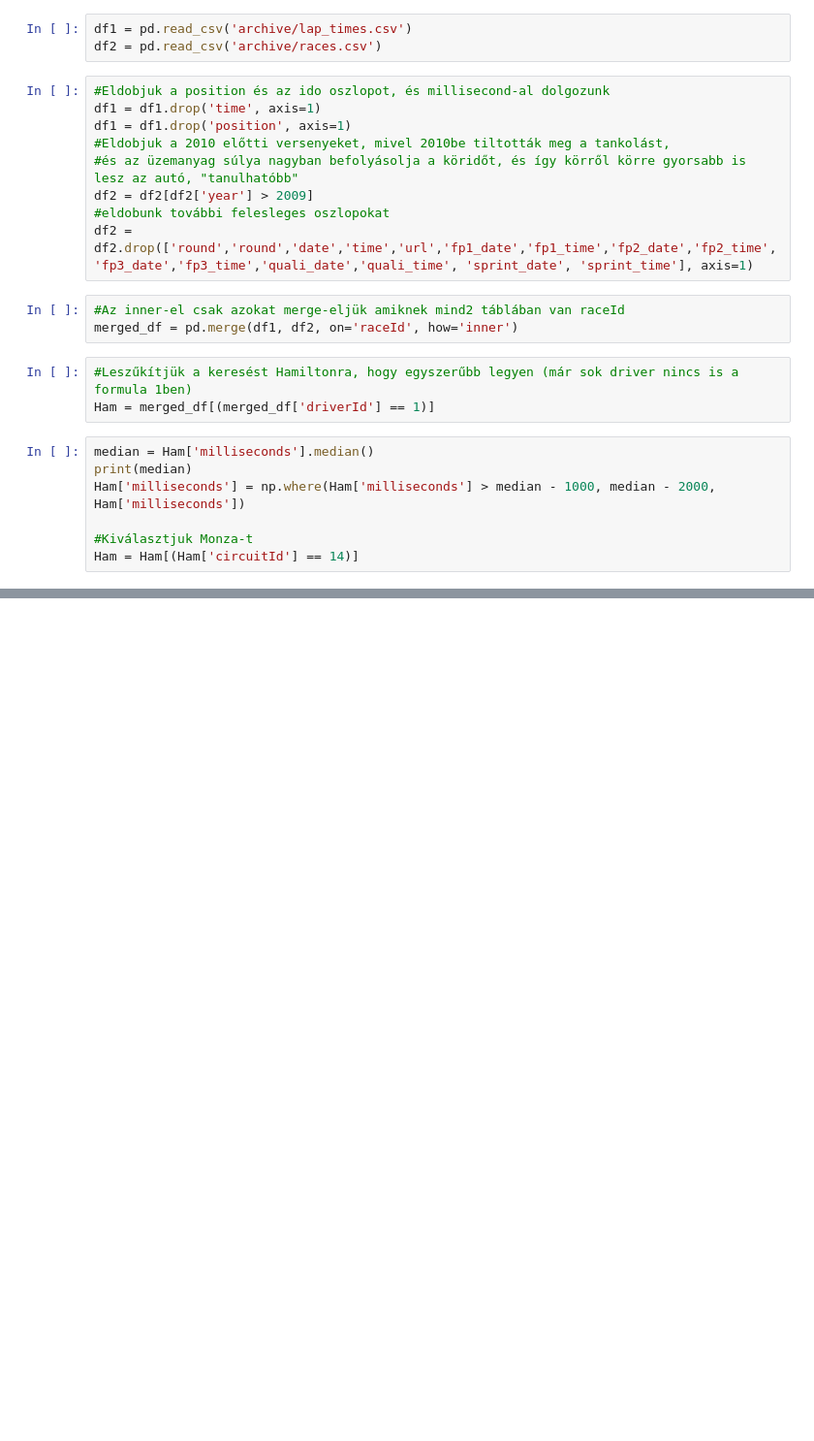
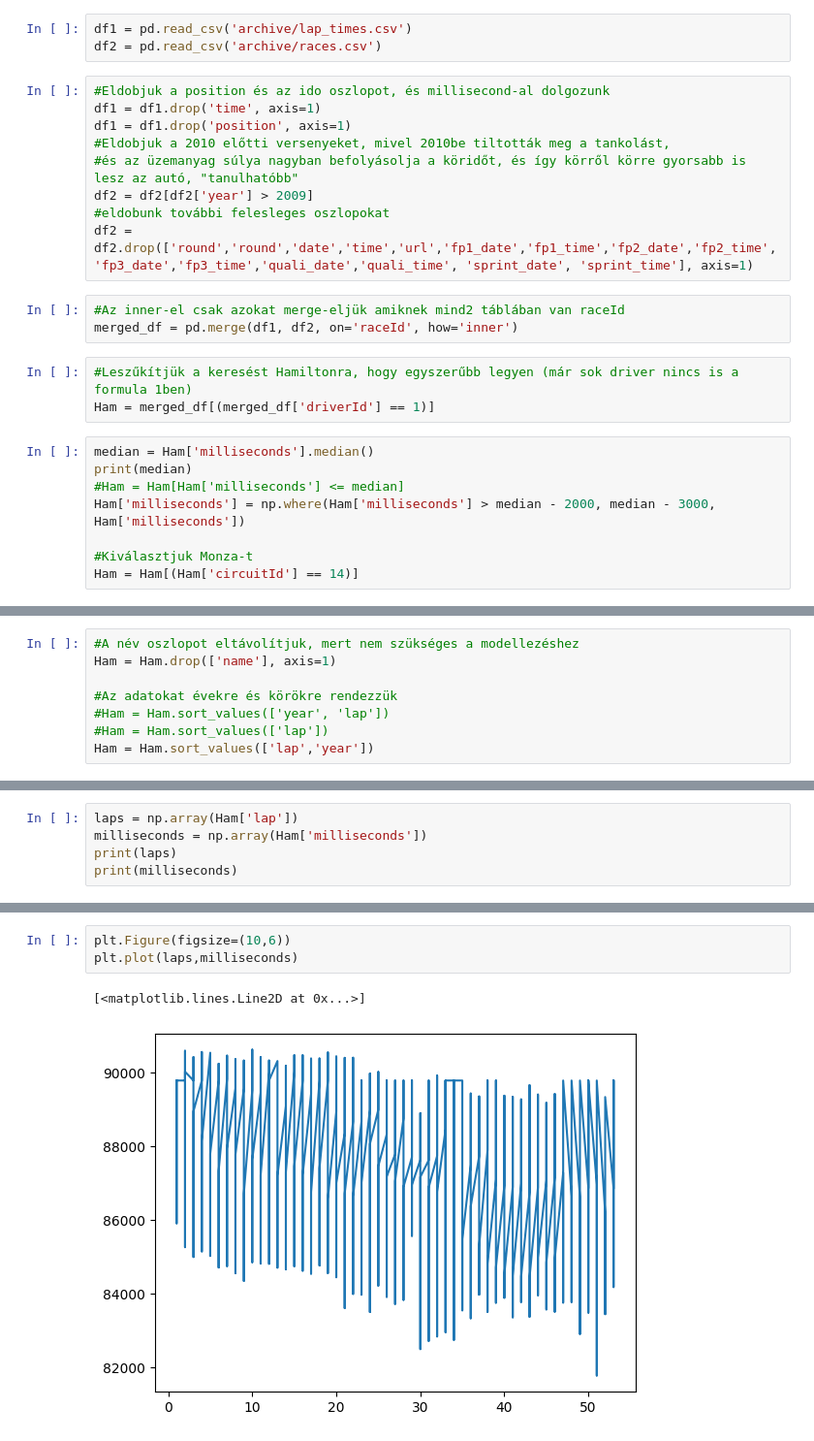
Before and after one commit to ProkkalyDavid/Formula1LaptTimePrediction, a Jupyter notebook: Formula1RNN.ipynb, the cells around one changed output, grey strips where cells are left out. Shown: that part at 97% size. Cells and saved outputs as stored; diff of their text form; blank space fills up the shorter version.

```diff
--- a/Formula1RNN.ipynb
+++ b/Formula1RNN.ipynb
@@ -29,7 +25,8 @@ Ham = merged_df[(merged_df['driverId'] == 1)]
 # %%
 median = Ham['milliseconds'].median()
 print(median)
-Ham['milliseconds'] = np.where(Ham['milliseconds'] > median - 1000, median - 2000, Ham['milliseconds'])
+#Ham = Ham[Ham['milliseconds'] <= median]
+Ham['milliseconds'] = np.where(Ham['milliseconds'] > median - 2000, median - 3000, Ham['milliseconds'])
 
 #Kiválasztjuk Monza-t
 Ham = Ham[(Ham['circuitId'] == 14)]
@@ -81,0 +40,8 @@ plt.show()
+# %%
+#A név oszlopot eltávolítjuk, mert nem szükséges a modellezéshez
+Ham = Ham.drop(['name'], axis=1)
+
+#Az adatokat évekre és körökre rendezzük
+#Ham = Ham.sort_values(['year', 'lap'])
+#Ham = Ham.sort_values(['lap'])
+Ham = Ham.sort_values(['lap','year'])
@@ -81,0 +65,5 @@ plt.show()
+# %%
+laps = np.array(Ham['lap'])
+milliseconds = np.array(Ham['milliseconds'])
+print(laps)
+print(milliseconds)
@@ -81,0 +88,6 @@ plt.show()
+# %%
+plt.Figure(figsize=(10,6))
+plt.plot(laps,milliseconds)
+# %% [output]
+[<matplotlib.lines.Line2D at 0x...>]
+[figure, added]
```
Also changed, not shown: parts of 10 cells of this notebook, 2 other files.
